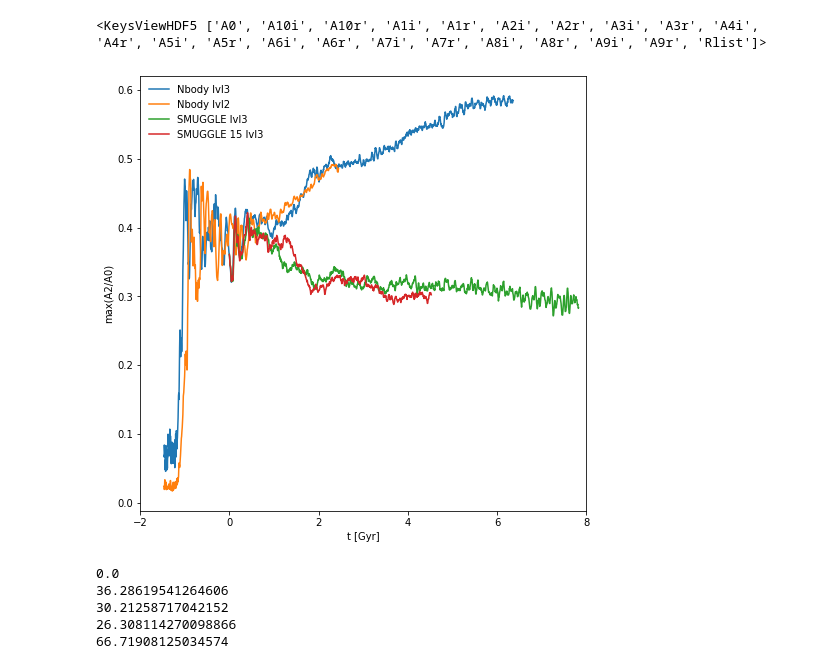
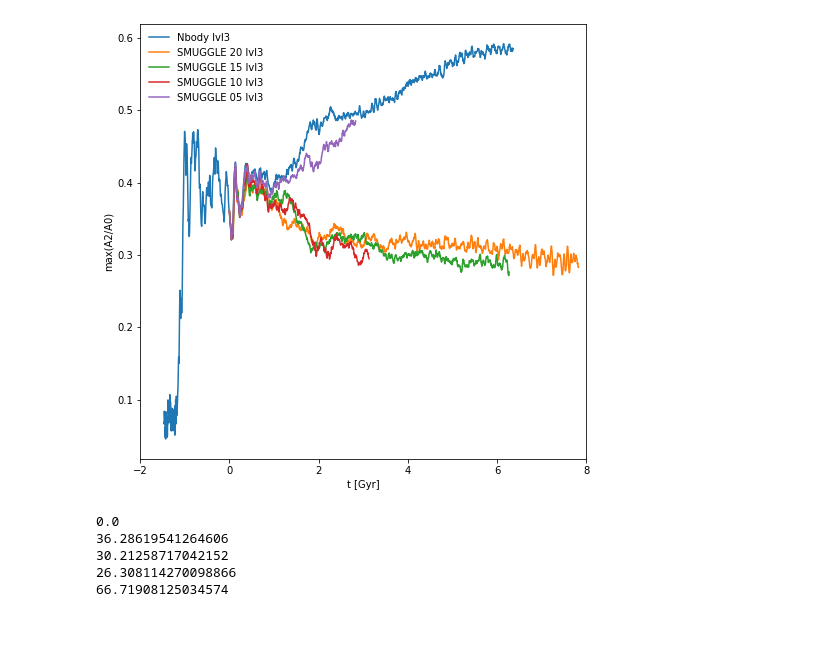
Before and after one commit to gusbeane/gasbar, a Jupyter notebook: notebooks/pattern_speed.ipynb, the cells around one changed output. Drawn from its saved outputs; the diff is of its cells as text; code cells hidden in the pictures; blank space fills up the shorter version.

```diff
--- a/notebooks/pattern_speed.ipynb
+++ b/notebooks/pattern_speed.ipynb
@@ -14,7 +14,7 @@ agama.setUnits(mass=1E10, length=1, velocity=1)
 
 time_conv = 977.79222167
 # %%
-sim_list = ['Nbody', 'phantom-vacuum-Sg20-Rc3.5', 'phantom-vacuum-Sg15-Rc3.5']
+sim_list = ['Nbody', 'phantom-vacuum-Sg20-Rc3.5', 'phantom-vacuum-Sg15-Rc3.5', 'phantom-vacuum-Sg10-Rc3.5', 'phantom-vacuum-Sg05-Rc3.5']
 
 basepath = '/n/holystore01/LABS/hernquist_lab/Users/abeane/starbar_runs/runs/'
 
@@ -148,21 +148,19 @@ def extract_t_AmA0(fourier, idx, m):
 
     return np.array(tlist), np.array(AmA0list)
 # %%
-fourierN_l4 = read_fourier(0, lvl='lvl4')
+# fourierN_l4 = read_fourier(0, lvl='lvl4')
 fourierN_l3 = read_fourier(0, lvl='lvl3')
-fourierN_l2 = read_fourier(0, lvl='lvl2')
-fourierNG_l3 = read_fourier(0, lvl='lvl3-GMCs')
+# fourierN_l2 = read_fourier(0, lvl='lvl2')
+# fourierNG_l3 = read_fourier(0, lvl='lvl3-GMCs')
 
 fourierS_l3 = read_fourier(1, lvl='lvl3')
-fourierS_l3s7 = read_fourier(1, lvl='lvl3-snap700')
+# fourierS_l3s7 = read_fourier(1, lvl='lvl3-snap700')
 fourierS15_l3 = read_fourier(2, lvl='lvl3')
+fourierS10_l3 = read_fourier(3, lvl='lvl3')
+fourierS05_l3 = read_fourier(4, lvl='lvl3')
 # fourierG_l3 = read_fourier(1, lvl='lvl3-GFM')
 # fourierS_rH_l3 = read_fourier(1, lvl='lvl3-rstHalo')
 # fourierS_l3i = read_fourier(1, lvl='lvl3-isotherm')
-
-fourierN_l4['snapshot_300'].keys()
-# %% [output]
-<KeysViewHDF5 ['A0', 'A10i', 'A10r', 'A1i', 'A1r', 'A2i', 'A2r', 'A3i', 'A3r', 'A4i', 'A4r', 'A5i', 'A5r', 'A6i', 'A6r', 'A7i', 'A7r', 'A8i', 'A8r', 'A9i', 'A9r', 'Rlist']>
 # %%
 fig, ax = plt.subplots(1, 1, figsize=(8, 8))
 dt = 0.01
@@ -175,15 +173,15 @@ t, A2A0 = extract_t_max_A2A0(fourierN_l3)
 t -= t[start_snap]
 ax.plot(t/1000.0, A2A0, label='Nbody lvl3')
 
-start_snap = 300
-t, A2A0 = extract_t_max_A2A0(fourierN_l2)
-t -= t[start_snap]
-ax.plot(t/1000.0, A2A0, label='Nbody lvl2')
+# start_snap = 300
+# t, A2A0 = extract_t_max_A2A0(fourierN_l2)
+# t -= t[start_snap]
+# ax.plot(t/1000.0, A2A0, label='Nbody lvl2')
 
-start_snap = 300
-t, A2A0 = extract_t_max_A2A0(fourierN_l4, debug=False)
-t -= t[start_snap]
-t300 = t[start_snap]
+# start_snap = 300
+# t, A2A0 = extract_t_max_A2A0(fourierN_l4, debug=False)
+# t -= t[start_snap]
+# t300 = t[start_snap]
 # ax.plot(t/1000.0, A2A0, label='Nbody lvl4', c='k', ls='dashed')
 # ax.scatter(t/1000.0, A2A0, label='Nbody lvl4', c='k')
 # print(A2A0)
@@ -193,18 +191,18 @@ t, A2A0 = extract_t_max_A2A0(fourierS_l3, debug=False)
 # t -= t[300]
 # t300 = t[300]
 t400 = t[400]
-ax.plot(t/1000.0, A2A0, label='SMUGGLE lvl3')
+ax.plot(t/1000.0, A2A0, label='SMUGGLE 20 lvl3')
 # ax.scatter(t/1000.0, A2A0, label='Nbody lvl4', c='k')
 # print(A2A0)
 
-# start_snap = 300
 t, A2A0 = extract_t_max_A2A0(fourierS15_l3, debug=False)
-# t -= t[300]
-# t300 = t[300]
-t400 = t[400]
 ax.plot(t/1000.0, A2A0, label='SMUGGLE 15 lvl3')
-# ax.scatter(t/1000.0, A2A0, label='Nbody lvl4', c='k')
-# print(A2A0)
+
+t, A2A0 = extract_t_max_A2A0(fourierS10_l3, debug=False)
+ax.plot(t/1000.0, A2A0, label='SMUGGLE 10 lvl3')
+
+t, A2A0 = extract_t_max_A2A0(fourierS05_l3, debug=False)
+ax.plot(t/1000.0, A2A0, label='SMUGGLE 05 lvl3')
 
 # t, A2A0 = extract_t_max_A2A0(fourierS_l3i, debug=False)
 # # t -= t[300]
@@ -218,34 +216,34 @@ ax.plot(t/1000.0, A2A0, label='SMUGGLE 15 lvl3')
 # # t -= t[300]
 # # t300 = t[300]
 # ax.plot(t/1000.0, A2A0, label='GFM lvl3')
 # ax.scatter(t/1000.0, A2A0, label='Nbody lvl4', c='k')
 # print(A2A0)
 
 # start_snap = 0
 # t, A2A0 = extract_t_max_A2A0(fourierNG_l3, debug=False)
 # # t -= t[300]
 # # t300 = t[300]
 # ax.plot(t/1000.0, A2A0, label='GMCs lvl3', c='r')
 # ax.scatter(t/1000.0, A2A0, label='Nbody lvl4', c='k')
 # print(A2A0)
 
 # start_snap = 300
 # t, A2A0 = extract_t_max_A2A0(fourierS_rH_l3, debug=False)
 # t -= t[300]
 # t300 = t[300]
 # ax.plot(t/1000.0, A2A0, label='reset Halo lvl3', c='r')
 # ax.scatter(t/1000.0, A2A0, label='Nbody lvl4', c='k')
 # print(A2A0)
 
 # t, SFR = binned_average(sfr_8[:,0], sfr_8[:,2], dt)
 # ax.plot(t, SFR, label='8')
 
 ax.legend(frameon=False)
 ax.set(xlabel='t [Gyr]', ylabel='max(A2/A0)', xlim=(0, 1))
 ax.set_xlim(-2, 8)
 plt.show()
 # %% [output]
-[figure, old version]
+[figure, new version]
 # %%
 def get_bar_angle(phi, firstkey):
     out = np.zeros(len(phi))
```
Also changed, not shown: parts of 3 cells of this notebook, 3 other files.
